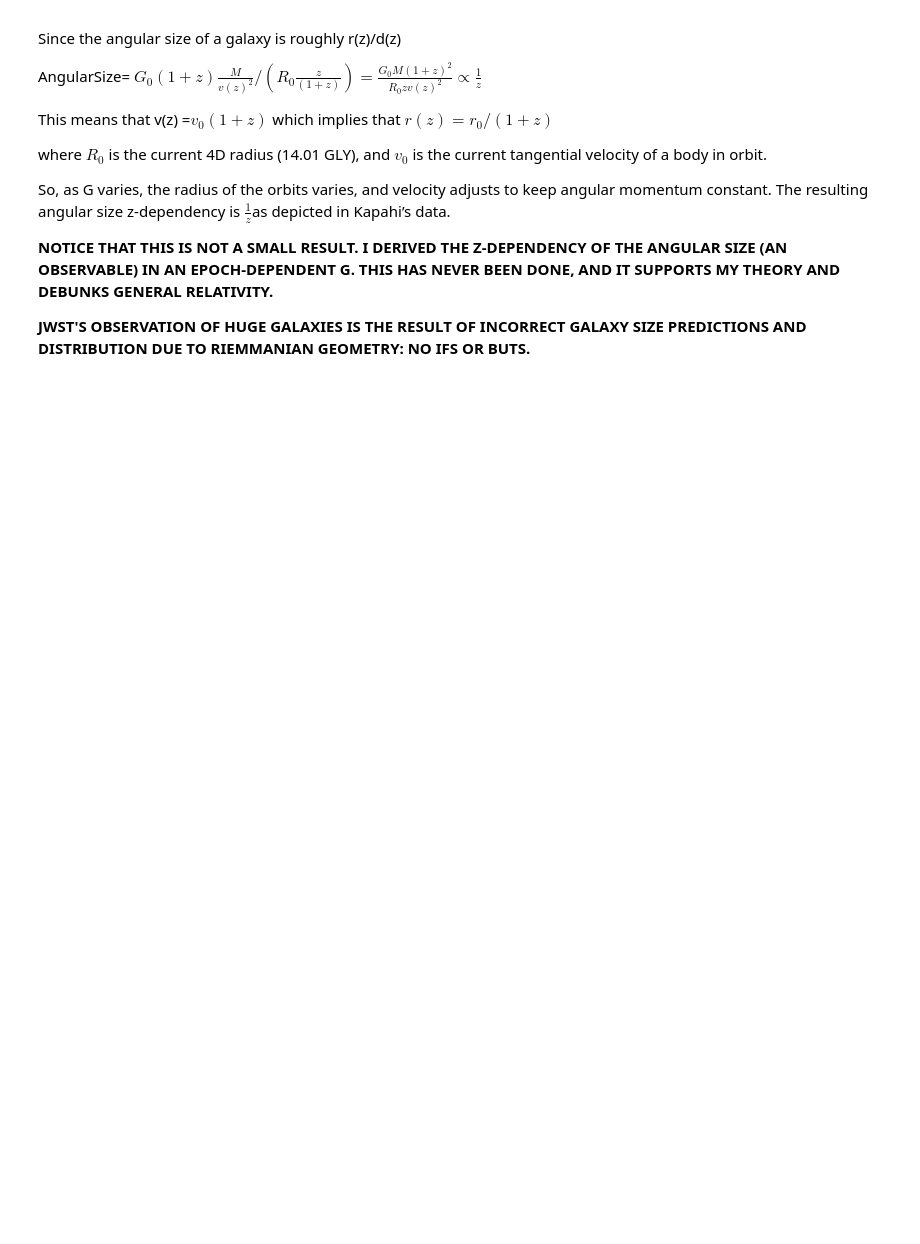
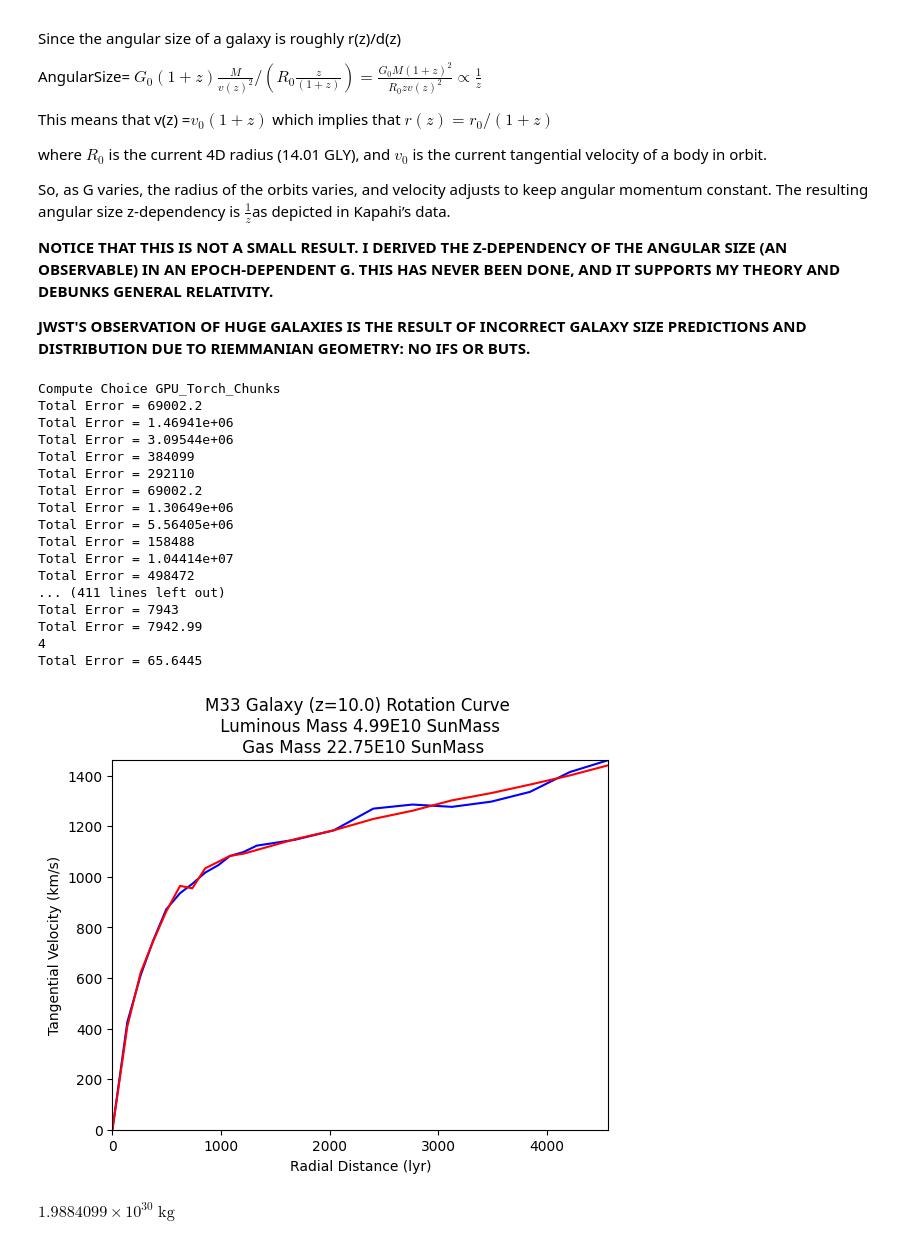
Before and after one commit to ny2292000/HU_GalaxyPackage, a Jupyter notebook: notebooks/HU_Galaxy_Notebook.ipynb, the cells around one changed output. Cells and saved outputs as stored; diff of their text form; code cells hidden in the pictures; blank space fills up the shorter version.

```diff
--- a/notebooks/HU_Galaxy_Notebook.ipynb
+++ b/notebooks/HU_Galaxy_Notebook.ipynb
@@ -45,11 +43,6 @@ medium_jupyter_token="2f9f55a902a0119f51b1849cddc784e3d733244e4ec7546255451e4fc8
 ####################################################
 # MODELING M33 GALAXY
 ####################################################
-import time
-time.sleep(0)  # Sleep for 30 seconds
-
-# Rest of your script...
-
 
 m33_rotational_curve = np.array( [
     [0.0, 0.0],
@@ -67,31 +60,57 @@ m33_rotational_curve = np.array( [
     [18521.607, 104.25024],
     [22403.336, 107.60643],
     [26406.369, 115.40966],
     [30379.076, 116.87875],
     [34382.107, 116.05664],
     [38354.813, 117.93005],
     [42266.87, 121.42091],
     [46300.227, 128.55017],
     [50212.285, 132.84966]
 ])
 
 M33_Distance = 3.2E6
 Radius_Universe_4D = 14.03E9
 redshift0 = M33_Distance / (Radius_Universe_4D - M33_Distance)
-redshift = 5
+redshift = 10
 nr = 120
 # NZ should always be ODD
 nz = 101
 ntheta = 180
 R_max = 50000.0
 
 rho_0, alpha_0, rho_1, alpha_1, h0 = calculate_density_parameters(redshift)
 GalaxyMass = 5E10
 # Create The Galaxy
 M33 = GalaxyWrapper(GalaxyMass, rho_0, alpha_0, rho_1, alpha_1, h0, R_max, nr,
                     nz, ntheta, redshift,GPU_ID=0, cuda=True, taskflow=True)
 new_m33_rotational_curve = move_rotation_curve(m33_rotational_curve, redshift0, redshift)
 M33.read_galaxy_rotation_curve(new_m33_rotational_curve)
 M33.rho = M33.density_wrapper_internal()
 M33.v_simulated_points = M33.calculate_rotation_velocity_internal()
+M33.simulate_rotation_curve()
 plotRotationCurve(M33)
+# %% [output]
+Compute Choice GPU_Torch_Chunks
+Total Error = 69002.2
+Total Error = 1.46941e+06
+Total Error = 3.09544e+06
+Total Error = 384099
+Total Error = 292110
+Total Error = 69002.2
+Total Error = 1.30649e+06
+Total Error = 5.56405e+06
+Total Error = 158488
+Total Error = 1.04414e+07
+Total Error = 498472
+... (411 lines left out)
+Total Error = 7943
+Total Error = 7942.99
+4
+Total Error = 65.6445
+[figure, added]
+# %%
+import astropy.constants as cc
+M_sun = cc.M_sun
+M_sun
+# %% [output]
+$1.9884099 \times 10^{30} \; \mathrm{kg}$
```
Also changed, not shown: parts of 13 cells of this notebook, 15 other files.
